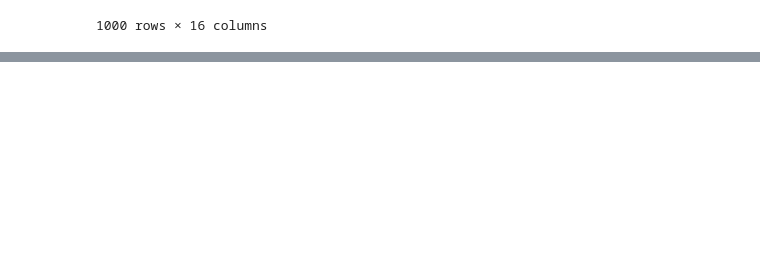
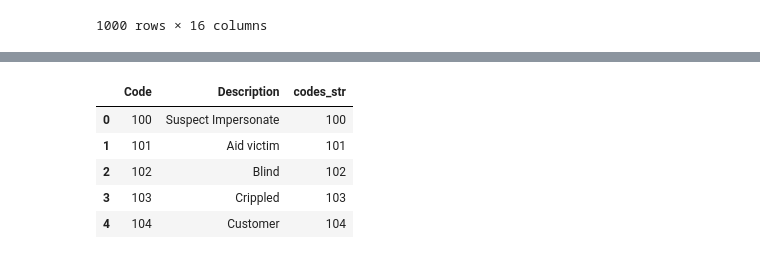
Before and after one commit to YANG007SUN/ETL_Project_Transformative_Owl, a Jupyter notebook: crime2.ipynb, the cells around one changed output, grey strips where cells are left out. Saved outputs shown, nothing was run; the diff lists cells and outputs as text; code cells hidden in the pictures; blank space fills up the shorter version.

```diff
--- a/crime2.ipynb
+++ b/crime2.ipynb
@@ -149,0 +209,9 @@ subset_df
+# %%
+codes_df.head()
+# %% [output]
+|  | Code | Description | codes_str |
+| 0 | 100 | Suspect Impersonate | 100 |
+| 1 | 101 | Aid victim | 101 |
+| 2 | 102 | Blind | 102 |
+| 3 | 103 | Crippled | 103 |
+| 4 | 104 | Customer | 104 |
```
Also changed, not shown: parts of 13 cells of this notebook, 1 other file.
